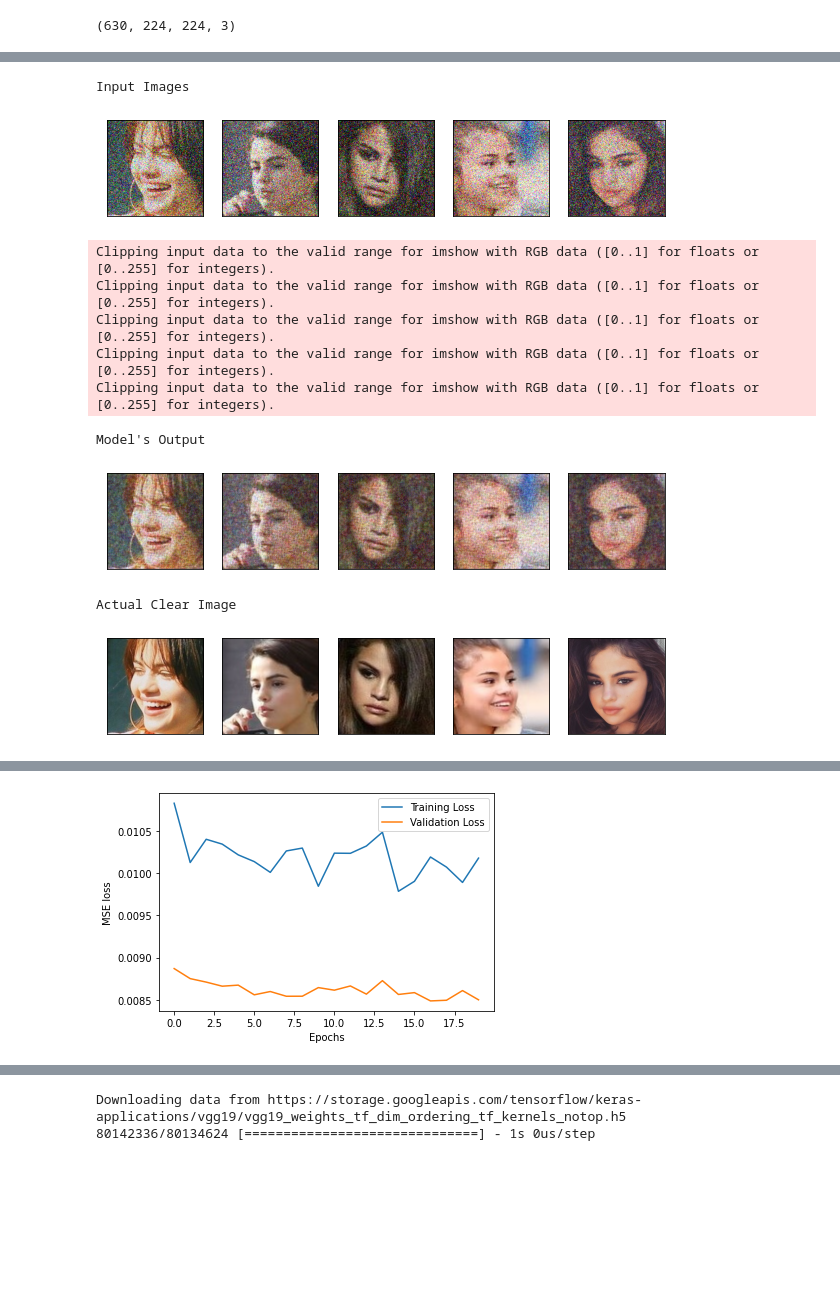
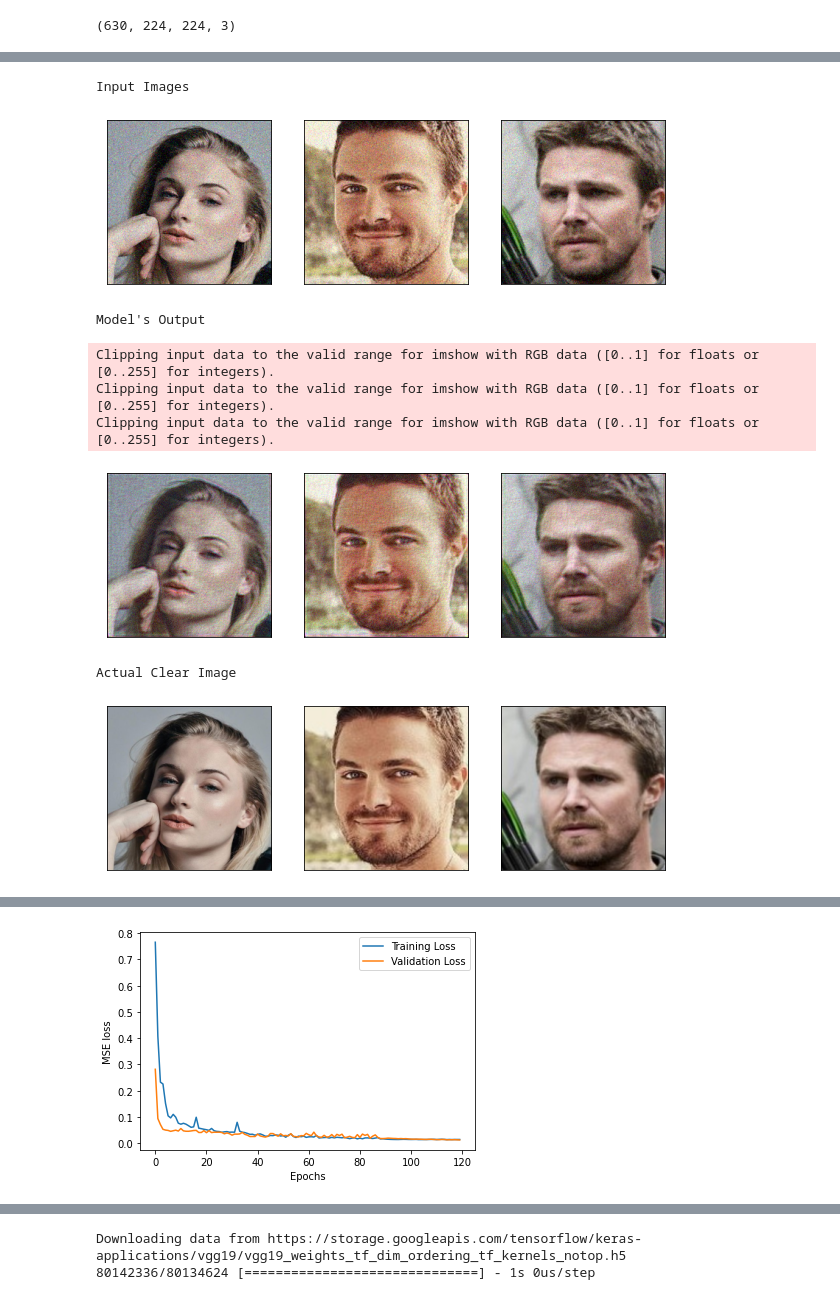
Before and after one commit to CoderSsVartak/Image-Reconstruction, a Jupyter notebook: image_denoising.ipynb, the cells around one changed output, grey strips where cells are left out. Saved outputs shown, nothing was run; the diff lists cells and outputs as text; code cells hidden in the pictures; blank space fills up the shorter version.

```diff
--- a/image_denoising.ipynb
+++ b/image_denoising.ipynb
@@ -372,5 +436,7 @@ def load(model=None, model_name=None, logfile_name=None):
 # %%
 # to load logfile
 logs = {}
-logs = load(logfile_name='/log_file.pickle')
-print(logs.keys())
+# logs = load(logfile_name='/log_file.pickle')
+# print(logs.keys())
+
+# print(load(logfile_name='/content/log_file.pickle').keys())
@@ -380,14 +443,16 @@ dict_keys(['Bucket3_logs_2020-12-12 12:22:43.155831', 'Bucket3_logs_2020-12-12 1
 # %%
 optimizer = tf.keras.optimizers.SGD(
-    learning_rate=0.0001, momentum=0.8, nesterov=False, name="SGD"
+    learning_rate=0.001, momentum=0.6, nesterov=False, name="SGD"
 )
 loss = model_loss
 metrics = [psnr, mse]
-epochs = 15
-batch_size = 32
+epochs = 30
+batch_size = 64
 # %%
 model.compile(optimizer=optimizer, loss=loss, metrics=metrics)
 # %%
-history = model.fit(train_noisy, train_clear, validation_data=(test_noisy, test_clear), epochs=epochs, batch_size=batch_size)
+# history = model.fit(train_noisy, train_clear, validation_data=(test_noisy, test_clear), epochs=epochs, batch_size=batch_size)
+train_model(model, (train_noisy, train_clear), validation_data=(test_noisy, test_clear), epochs=epochs, batch_size=batch_size,
+            save_after=15, logs=logs, model_name="Image_Denoising_v5.h5", bucket_num=1)
 # %% [output]
 Epoch 1/15
@@ -416,6 +480,9 @@ dict_keys(['Bucket3_logs_2020-12-12 12:24:46.133016', 'Bucket3_logs_2020-12-12 1
+# %%
+prev_model = create_model()
+prev_model.load_weights('/Image_Denoising_v5.h5')
 # %%
  #Visualize the models predictions and also the time constraints
-count = 5
+count = 3
 figsize = (10, 10)
 
 #Input & Output Images
@@ -430,49 +497,53 @@ figsize = (10, 10)
 # Using clear images to generate noisy images, same process as the one used to generate training images
 # Previously unseen dataset
 start = random.randint(500, 630)
-ip_imgs, noise = add_noise(images[start: start+count], mean=0., sigmoid=0.8, return_params=True)
+ip_imgs, noise = add_noise(images[start: start+count], mean=0., sigmoid=0.12, return_params=True)
 actual_imgs = images[start: start+count]
 
 
 
-#make prediction on a noisy image, generate an output and plot it
+# make prediction on a noisy image, generate an output and plot it
+# 2nd line of code to compare with previous model
+
 pred_img = model.predict(ip_imgs)
+prev_pred_img = prev_model.predict(ip_imgs)
+
 
 # Converted the datatype to float32 for cosine_dist function to work: required
 actual_imgs = actual_imgs.astype('float32')
 ip_imgs = ip_imgs.astype('float32')
 pred_img = pred_img.astype('float32')
 
 # Plot input images
 print("Input Images")
 plot(ip_imgs, figsize=figsize)
 
 # Plot predicted images
 print("Model's Output")
 plot(pred_img, figsize=figsize)
 
 # Plot actual images
 print("\nActual Clear Image")
 plot(actual_imgs, figsize=figsize)
 
 
 
 #Print metrics
-print(f'PSNR: {psnr(actual_imgs, pred_img)}\nNoisy Image PSNR: {psnr(actual_imgs, ip_imgs)}')
-print(f'\nCosine Distance from actual image: {cosine_dist(actual_imgs, pred_img)}\nCosine Distance from Noisy Image: {cosine_dist(actual_imgs, ip_imgs)}')
-print(f'\nMean of Noisy Images: {find_mean(ip_imgs)}\nMean of Predicted Images: {find_mean(pred_img)}\nMean of Actual Images: {find_mean(actual_imgs)}')
-print(f'\nMean error noisy image: {mse(actual_imgs, ip_imgs)}\nMean error pred image: {mse(actual_imgs, pred_img)}')
+print(f'PSNR: {psnr(actual_imgs, pred_img)}\nNoisy Image PSNR: {psnr(actual_imgs, ip_imgs)}\nPrevious Model PSNR: {psnr(actual_imgs, prev_pred_img)}')
+print(f'\nCosine Distance from actual image: {cosine_dist(actual_imgs, pred_img)}\nCosine Distance from Noisy Image: {cosine_dist(actual_imgs, ip_imgs)}\nCosine Distance of prev prediction: {cosine_dist(actual_imgs, prev_pred_img)}')
+print(f'\nMean of Noisy Images: {find_mean(ip_imgs)}\nMean of Predicted Images: {find_mean(pred_img)}\nMean of Actual Images: {find_mean(actual_imgs)}\nMean of Previous Pred images: {find_mean(prev_pred_img)}')
+print(f'\nMean error noisy image: {mse(actual_imgs, ip_imgs)}\nMean error pred image: {mse(actual_imgs, pred_img)}\nMean Error of previous prediction: {mse(actual_imgs, prev_pred_img)}')
 print("\nPercentage of Noise: ", find_percent(actual_imgs, ip_imgs)*100, "%")
 print("Percentage of Noise in prediction: ", find_percent(actual_imgs, pred_img)*100, "%")
+print("Percentage of Noise in prev prediction: ", find_percent(actual_imgs, prev_pred_img)*100, "%")
+print(f'\nNoisy Image Variance: {np.var(ip_imgs)}\nPredicted Image Variance: {np.var(pred_img)}\nPrev Predicted Image Variance: {np.var(prev_pred_img)}')
 # %% [output]
 Input Images
-[figure, old version]
+[figure, new version]
-Clipping input data to the valid range for imshow with RGB data ([0..1] for floats or [0..255] for integers).
-Clipping input data to the valid range for imshow with RGB data ([0..1] for floats or [0..255] for integers).
-Clipping input data to the valid range for imshow with RGB data ([0..1] for floats or [0..255] for integers).
-Clipping input data to the valid range for imshow with RGB data ([0..1] for floats or [0..255] for integers).
-Clipping input data to the valid range for imshow with RGB data ([0..1] for floats or [0..255] for integers).
+Model's Output
-Model's Output
+Clipping input data to the valid range for imshow with RGB data ([0..1] for floats or [0..255] for integers).
+Clipping input data to the valid range for imshow with RGB data ([0..1] for floats or [0..255] for integers).
+Clipping input data to the valid range for imshow with RGB data ([0..1] for floats or [0..255] for integers).
-[figure, old version]
+[figure, new version]
 Actual Clear Image
-[figure, old version]
+[figure, new version]
@@ -504,9 +607,9 @@ new_history = history.history
 # %%
-plt.plot(new_history['loss'], label='Training Loss')
-plt.plot(new_history['val_loss'], label="Validation Loss")
+plt.plot(train_loss, label='Training Loss')
+plt.plot(test_loss, label="Validation Loss")
 plt.xlabel("Epochs")
 plt.ylabel("MSE loss")
 plt.legend()
 plt.show()
 # %% [output]
-[figure, old version]
+[figure, new version]
```
Also changed, not shown: parts of 28 cells of this notebook.
